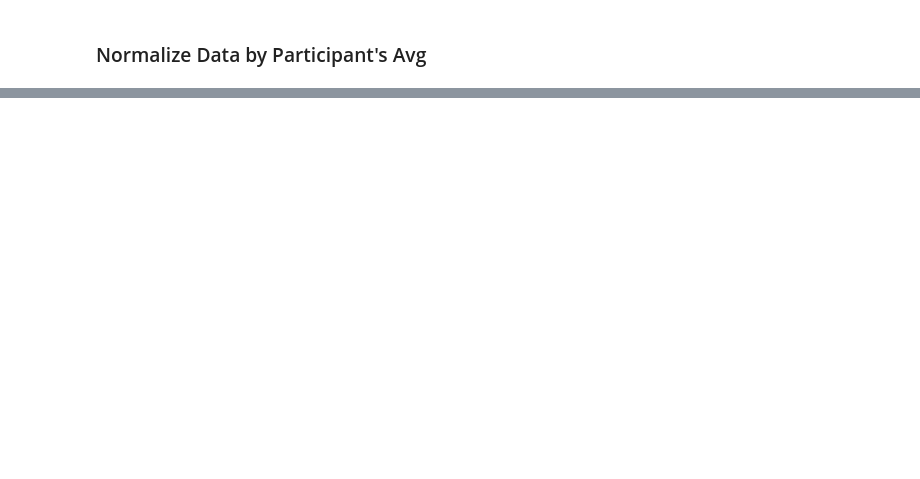
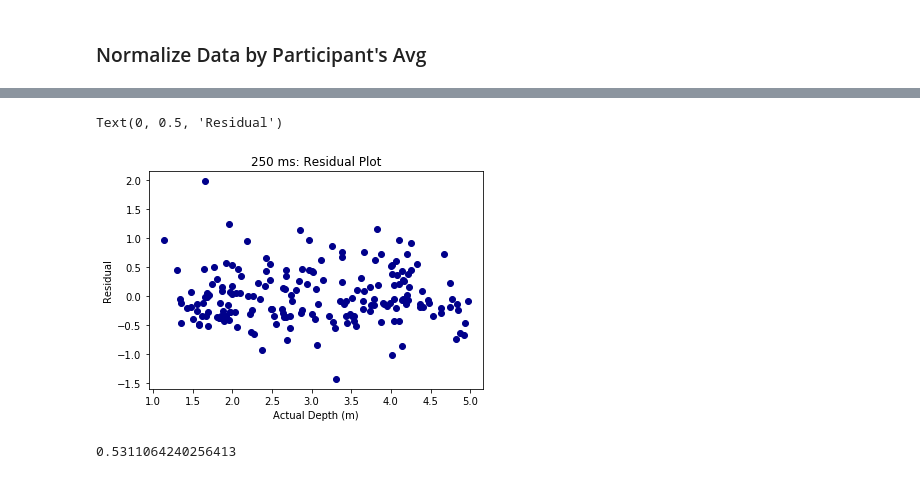
Before and after one commit to prachimahab/depth_duration_analysis, a Jupyter notebook: v3_depthDuration_analysis.ipynb, the cells around one changed output, grey strips where cells are left out. Saved outputs shown, nothing was run; the diff lists cells and outputs as text; code cells hidden in the pictures; blank space fills up the shorter version.

```diff
--- a/find_bad_participants.ipynb
+++ b/v3_depthDuration_analysis.ipynb
@@ -420 +419,3 @@ pre_cleaning = combineCSVs(path)
+# %%
+final_data = cleaned_data.copy(deep=True)
 # %%
@@ -753,0 +740,9 @@ normalized_data = normalize_dfs(cleaned_data)
+# %%
+residuals_250 = y_250-y_predicted_250
+plt.plot(X_250,residuals_250, 'o', color='darkblue')
+plt.title("250 ms: Residual Plot")
+plt.xlabel("Actual Depth (m)")
+plt.ylabel("Residual")
+# %% [output]
+Text(0, 0.5, 'Residual')
+[figure, added]
@@ -753,0 +751,5 @@ normalized_data = normalize_dfs(cleaned_data)
+# %%
+slope_250 = linreg_duration(final_x_250, final_y_250, ste_250, 250)[0]
+slope_250
+# %% [output]
+0.5311064240256413
```
Also changed, not shown: parts of 153 cells of this notebook.
